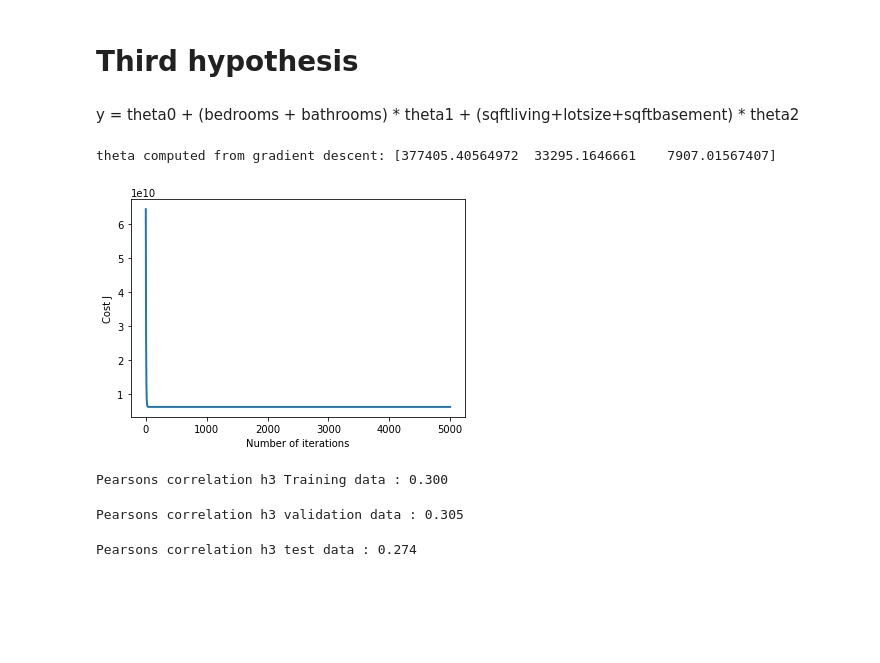
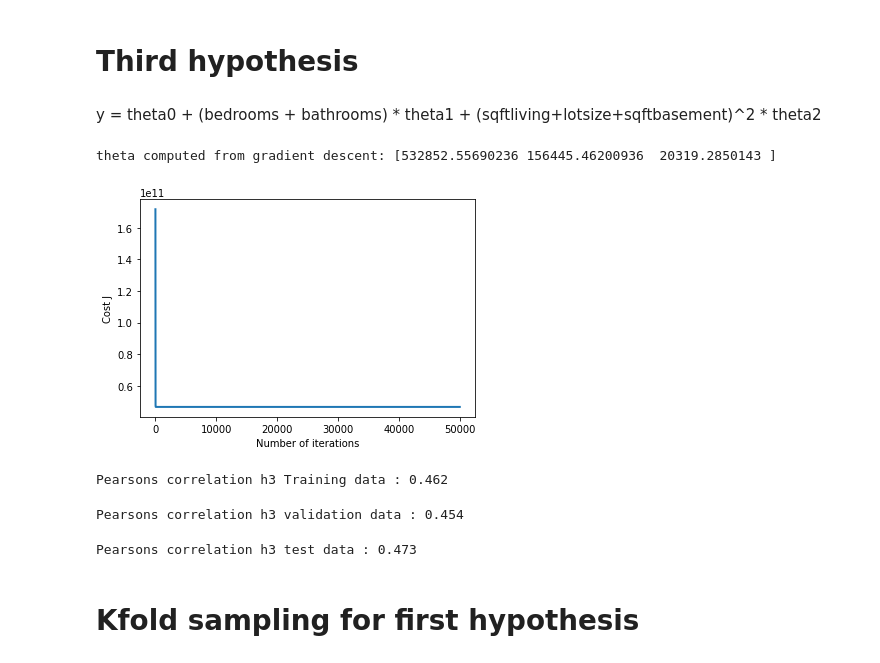
Before and after one commit to amrmohassan/Machine-learning-assignments-submission, a Jupyter notebook: Assignment3/Assignment 3.ipynb, the cells around one changed output. Saved outputs shown, nothing was run; the diff lists cells and outputs as text; code cells hidden in the pictures; blank space fills up the shorter version.

```diff
--- a/Assignment3/Assignment 3.ipynb
+++ b/Assignment3/Assignment 3.ipynb
@@ -33,7 +34,6 @@ data.shape
 #sqft_above is the difference between sqftliving and sqftbasement
 #sqft_living15 and sqft_lot15 is the average with the surrounding 15 houses
 data = data.drop(["id","date","sqft_above","zipcode","lat","long","sqft_living15","sqft_lot15"],axis = 1)
-data = data.drop(data[data.price>600000].index)
 data = data.drop(data[data.bedrooms>8].index)
 data = data.drop(data[data.bathrooms>=5].index)
 data = data.drop(data[data.sqft_living>10000].index)
@@ -501,12 +501,12 @@ Unfortunately the second hypothesis is worse than the first one
 # %% [markdown]
 # Third hypothesis
 # %% [markdown]
-y = theta0 + (bedrooms + bathrooms) * theta1 + (sqftliving+lotsize+sqftbasement) * theta2
+y = theta0 + (bedrooms + bathrooms) * theta1 + (sqftliving+lotsize+sqftbasement)^2 * theta2
 # %%
 def thirdhypothesis(X):
     X_new = np.zeros((X.shape[0],2))
-    X_new[:,0] = X[:,0] + X[:,1]
-    X_new[:,1] = X[:,2] + X[:,3] + X[:,9]
+    X_new[:,0] = (X[:,0] + X[:,1])
+    X_new[:,1] = np.square(X[:,2] + X[:,3] + X[:,9])
     return X_new
 # %%
 #Transforming features to fit the third hypothesis
@@ -528,39 +528,41 @@ X_testnormh3 = np.concatenate([np.ones((y_test.size, 1)), X_testnormh3], axis=1)
 X_valnormh3 = np.concatenate([np.ones((y_val.size, 1)), X_valnormh3], axis=1)
 # %%
 alphah3 = 0.1
-num_iterationsh3 = 5000
+num_iterationsh3 = 50000
 thetah3 = np.zeros(3)
 
 thetah3, J_historyh3 = gradientDescentMulti(X_trainnormh3, y_train, thetah3, alphah3, num_iterationsh3)
 
 # Plot the convergence graph
 pyplot.plot(np.arange(len(J_historyh3)), J_historyh3, lw=2)
 pyplot.xlabel('Number of iterations')
 pyplot.ylabel('Cost J')
 
 # Display the gradient descent's result
 print('theta computed from gradient descent: {:s}'.format(str(thetah3)))
 # %% [output]
-theta computed from gradient descent: [377405.40564972  33295.1646661    7907.01567407]
+theta computed from gradient descent: [532852.55690236 156445.46200936  20319.2850143 ]
-[figure, old version]
+[figure, new version]
 # %%
 # Training data correlation
 y_predictedh3train = np.dot(X_trainnormh3,thetah3)
 correlationh3_train,_ = pearsonr(y_train, y_predictedh3train)
 print('Pearsons correlation h3 Training data : %.3f' % correlationh3_train)
 # %% [output]
-Pearsons correlation h3 Training data : 0.300
+Pearsons correlation h3 Training data : 0.462
 # %%
 # Validation data correlation
 y_predictedh3val = np.dot(X_valnormh3,thetah3)
 correlationh3_val,_ = pearsonr(y_val, y_predictedh3val)
 print('Pearsons correlation h3 validation data : %.3f' % correlationh3_val)
 # %% [output]
-Pearsons correlation h3 validation data : 0.305
+Pearsons correlation h3 validation data : 0.454
 # %%
 # testing data correlation
 y_predictedh3test = np.dot(X_testnormh3,thetah3)
 correlationh3_test,_ = pearsonr(y_test, y_predictedh3test)
 print('Pearsons correlation h3 test data : %.3f' % correlationh3_test)
 # %% [output]
-Pearsons correlation h3 test data : 0.274
+Pearsons correlation h3 test data : 0.473
+# %% [markdown]
+# Kfold sampling for first hypothesis
```
Also changed, not shown: parts of 22 cells of this notebook.
